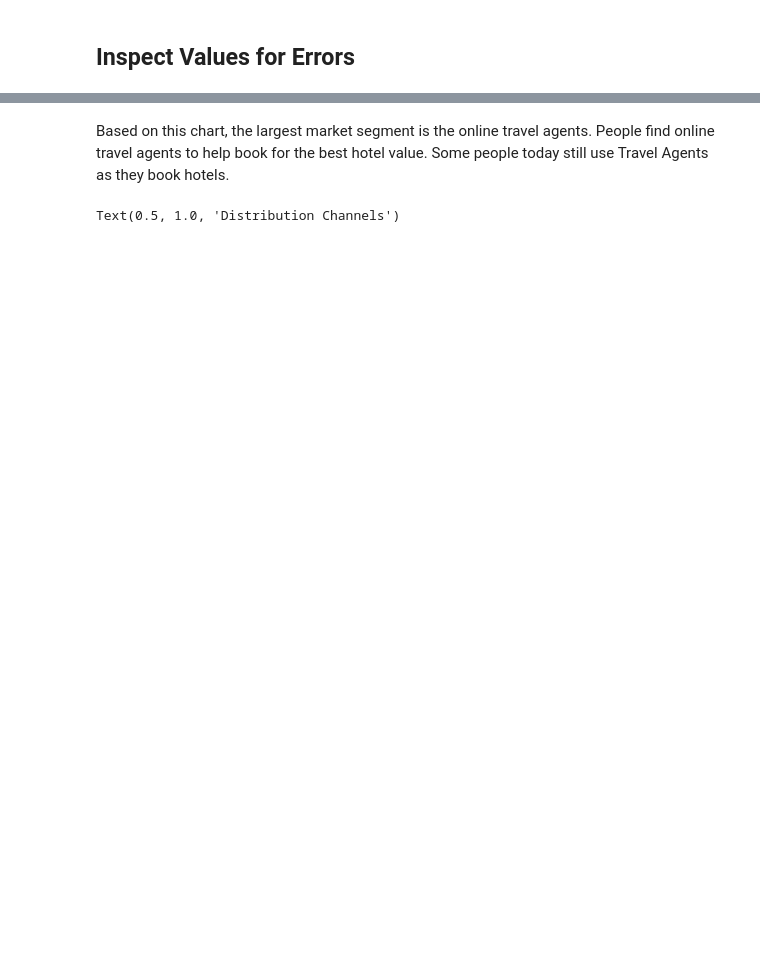
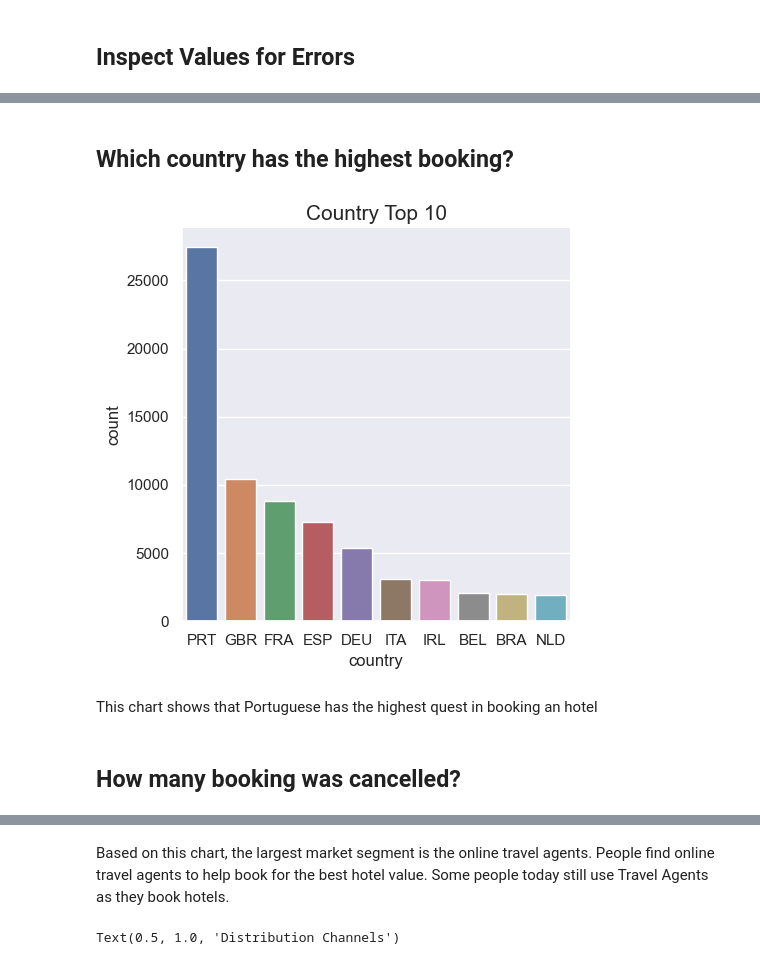
Before and after one commit to rimchristian/Hotel-Reservation-ML-Model, a Jupyter notebook: HotelReservations.ipynb, the cells around one changed output, grey strips where cells are left out. Cells and saved outputs as stored; diff of their text form; code cells hidden in the pictures; blank space fills up the shorter version.

```diff
--- a/HotelReservations.ipynb
+++ b/HotelReservations.ipynb
@@ -439,0 +321,19 @@ Text(0.5, 1.0, 'Market Segment Breakdown')
+# %% [markdown]
+## Which country has the highest booking?
+# %%
+where = booking_data["country"].fillna({"country":"unknown"}).reset_index()
+where = where.groupby("country").aggregate({"country":"count"})
+where = where.rename(columns={'country':'count','index':'country'}).reset_index().sort_values('count',ascending=False)
+
+sns.set(style='darkgrid')
+sns.catplot(x="country",y="count", kind="bar", data=where.head(10))
+plt.title(label="Country Top 10", loc="center",fontsize=15)
+plt.tight_layout()
+
+plt.show()
+# %% [output]
+[figure, added]
+# %% [markdown]
+This chart shows that Portuguese has the highest quest in booking an hotel
+# %% [markdown]
+## How many booking was cancelled?
```
Also changed, not shown: parts of 185 cells of this notebook.
